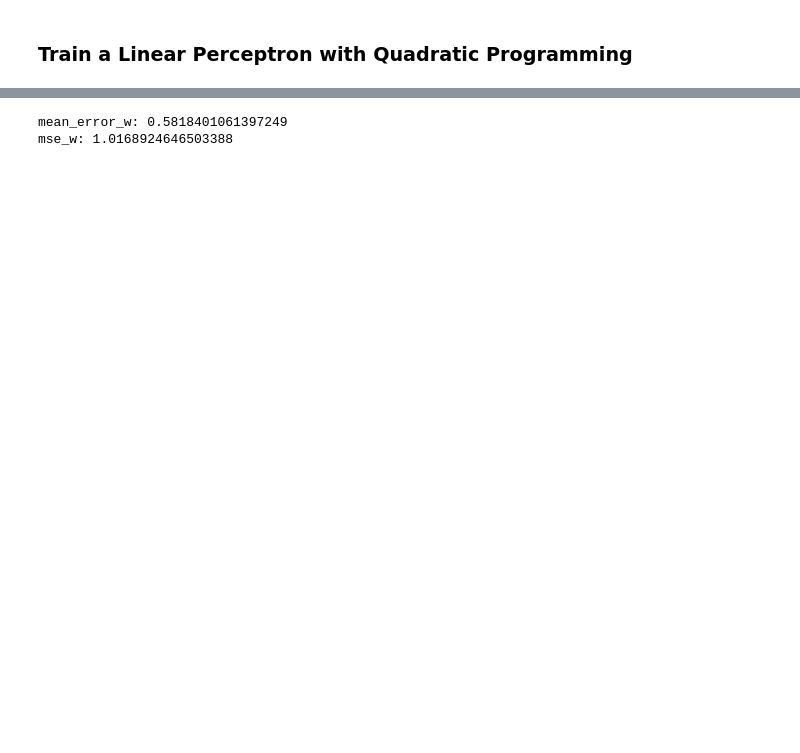
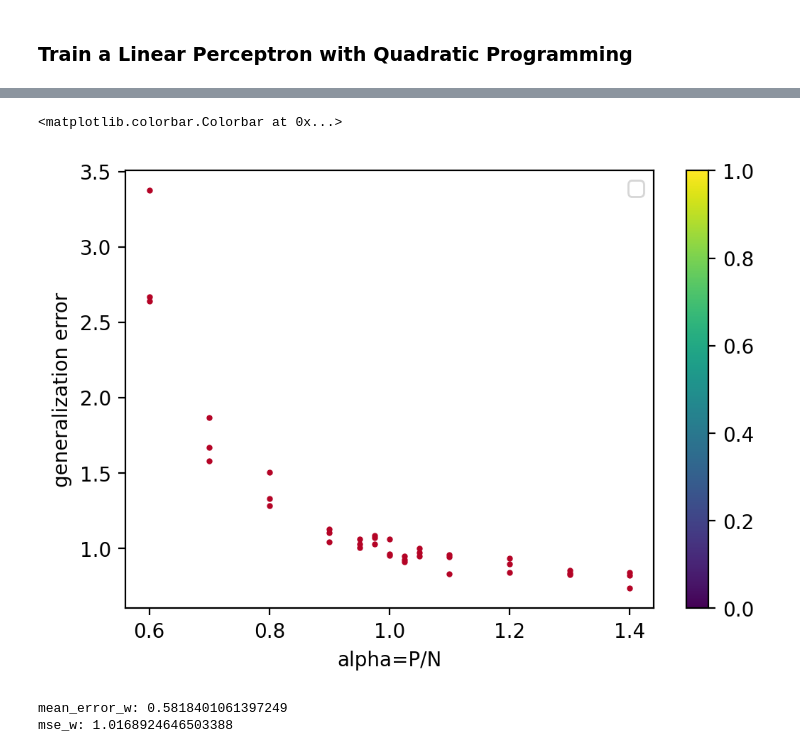
Before and after one commit to pckuo/dale-regression, a Jupyter notebook: playground_pck.ipynb, the cells around one changed output, grey strips where cells are left out. Drawn from its saved outputs; the diff is of its cells as text; code cells hidden in the pictures; blank space fills up the shorter version.

```diff
--- a/playground_pck.ipynb
+++ b/playground_pck.ipynb
@@ -125,16 +190,18 @@ For best performance, build G as a scipy.sparse.csc_matrix rather than as a nump
 # %%
 metric = 'mse_w'
 
-colors = ['b', 'r']
 fig, ax = plt.subplots(1,1, figsize=(6,4), dpi=200)
-for alpha_id, alpha in enumerate(alphas):
-  for N in Ns:
-    ax.scatter(
-        [N]*n_runs,
-        results_dict[(alpha, int(N))][metric],
-        c=colors[alpha_id]
-    )
-ax.set_xscale('log')
-ax.set_xlabel('N')
+gamma = 1
+for alpha in alphas:
+  scatter = ax.scatter(
+      [alpha]*n_runs,
+      results_dict[(alpha, int(N), gamma)][metric],
+      c=mpl.colormaps['coolwarm'](gamma/np.max(gammas)),
+      s=4
+  )
+ax.set_xlabel('alpha=P/N')
 ax.set_ylabel('generalization error')
-ax.set_title('blue: alpha=0.75, red: alpha=1.25')
+# ax.set_yscale('log')
+ax.legend()
+fig.colorbar(scatter)
+# %% [output]
@@ -141,3 +209,5 @@ ax.set_title('blue: alpha=0.75, red: alpha=1.25')
+<matplotlib.colorbar.Colorbar at 0x...>
+[figure, added]
 # %%
 # MSE
 print(f'mean_error_w: {mean_error_w}')
```
Also changed, not shown: parts of 8 cells of this notebook.
